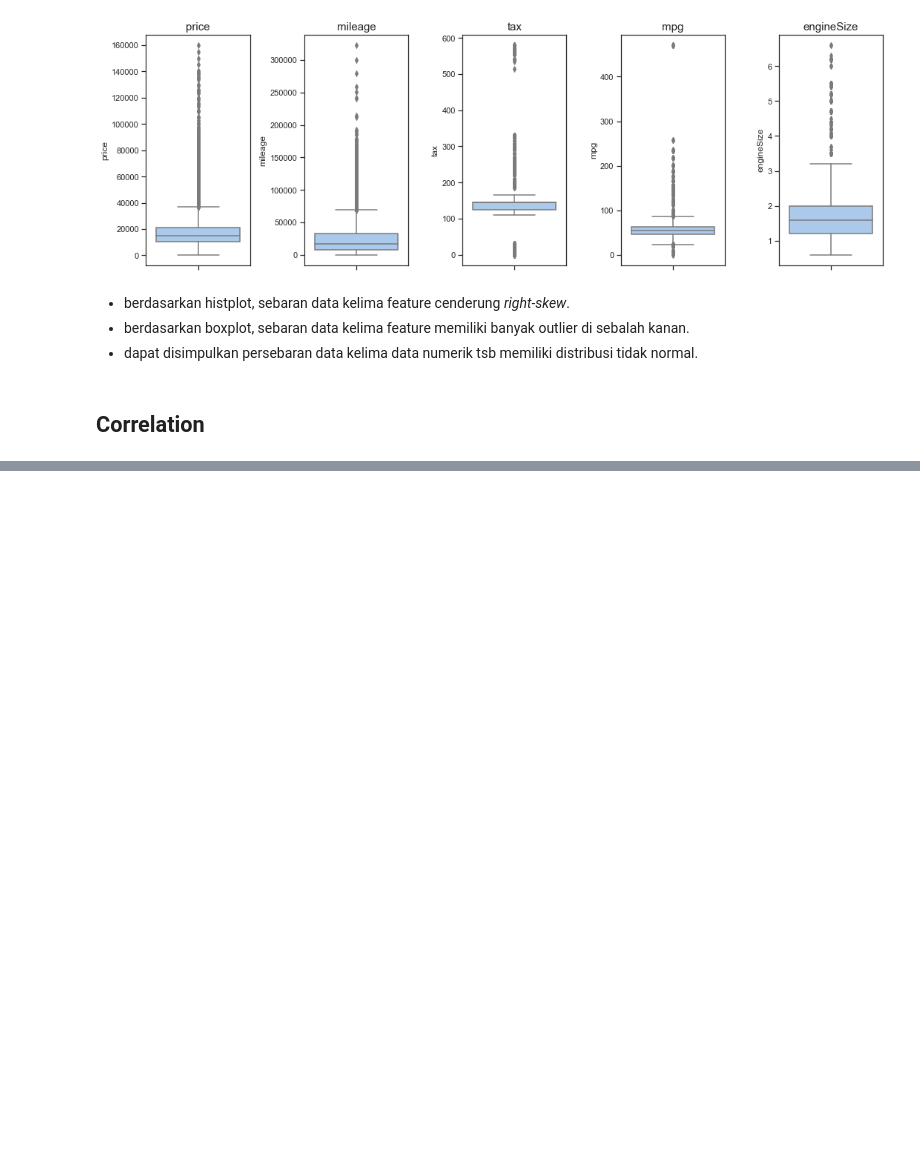
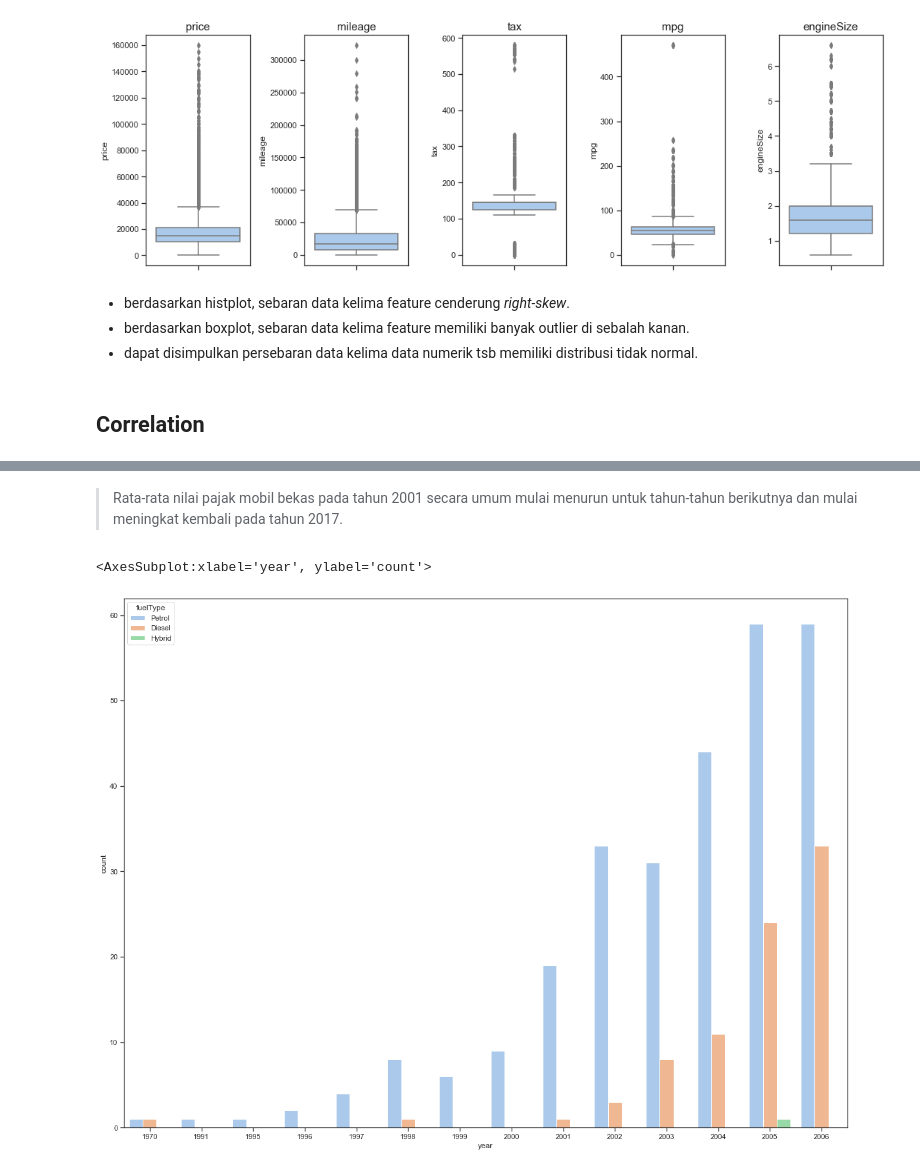
Before and after one commit to fariz-tiowiradin/FinProPWDK, a Jupyter notebook: Used Car Price Prediction.ipynb, the cells around one changed output, grey strips where cells are left out. Saved outputs shown, nothing was run; the diff lists cells and outputs as text; code cells hidden in the pictures; blank space fills up the shorter version.

```diff
--- a/Used Car Price Prediction.ipynb
+++ b/Used Car Price Prediction.ipynb
@@ -200,0 +350,8 @@ df['mpg']=df['mpg'].fillna(df.groupby(['transmission','fuelType','engineSize'])[
+# %% [markdown]
+>Rata-rata nilai pajak mobil bekas pada tahun 2001 secara umum mulai menurun untuk tahun-tahun berikutnya dan mulai meningkat kembali pada tahun 2017.
+# %%
+plt.figure(figsize=(20,15))
+sns.countplot(x="year", hue="fuelType", data=df[df['year']<2007])
+# %% [output]
+<AxesSubplot:xlabel='year', ylabel='count'>
+[figure, added]
```
Also changed, not shown: parts of 46 cells of this notebook.
